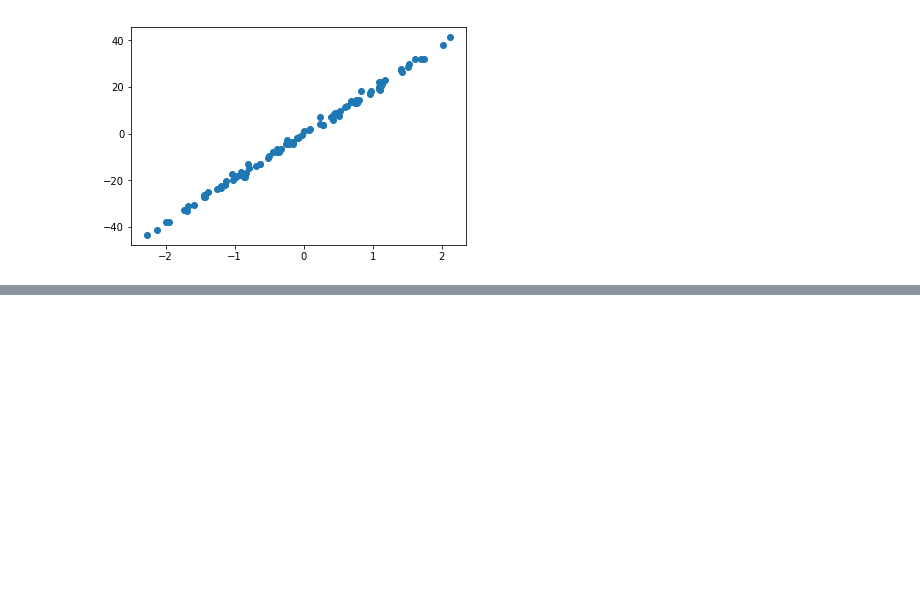
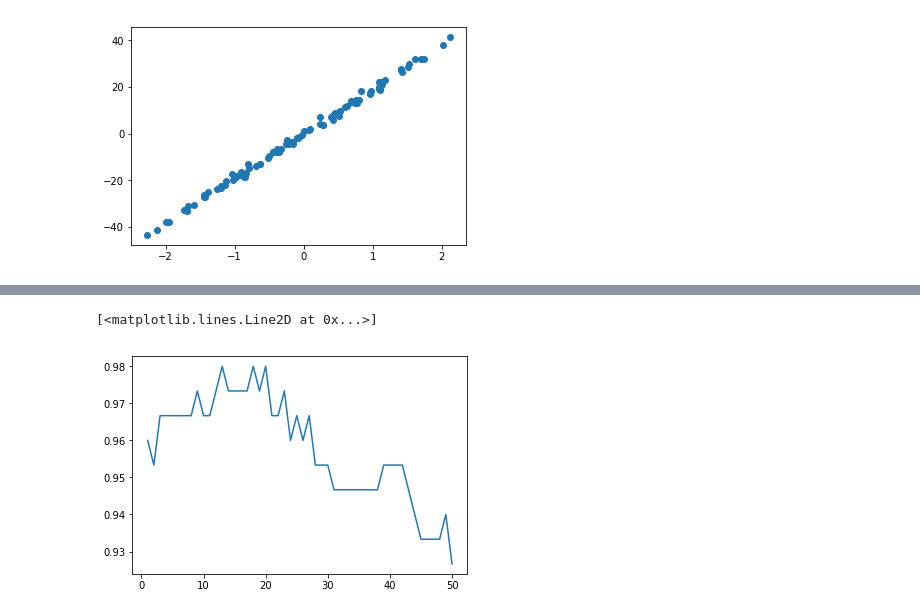
Before and after one commit to Baytoro/ModulesCooking, a Jupyter notebook: sklearn/sklearn_tutorial.ipynb, the cells around one changed output, grey strips where cells are left out. Cells and saved outputs as stored; diff of their text form; code cells hidden in the pictures; blank space fills up the shorter version.

```diff
--- a/sklearn/sklearn_tutorial.ipynb
+++ b/sklearn/sklearn_tutorial.ipynb
@@ -69,0 +134,16 @@ plt.show()
+# %%
+from sklearn.model_selection import cross_val_score
+kscores=[]
+rang=range(1,51)
+for k in rang:
+    knn = KNeighborsClassifier(n_neighbors=k)
+#     scores = - cross_val_score(knn, iris_X, iris_y, cv=10, scoring='mean_squared_error')
+    scores = cross_val_score(knn, iris_X, iris_y, cv=10, scoring='accuracy')
+    kscores.append(scores.mean())
+
+# print(kscores)
+plt.plot(rang, kscores)
+# plt.show()
+# %% [output]
+[<matplotlib.lines.Line2D at 0x...>]
+[figure, added]
```
Also changed, not shown: parts of 16 cells of this notebook, 1 other file.
